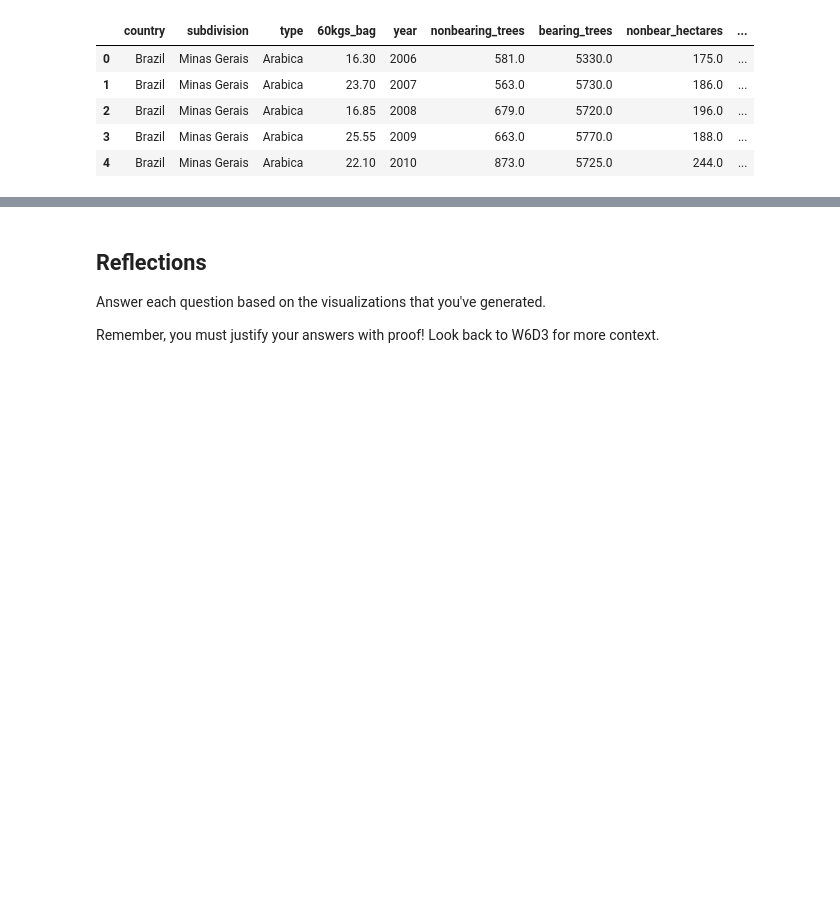
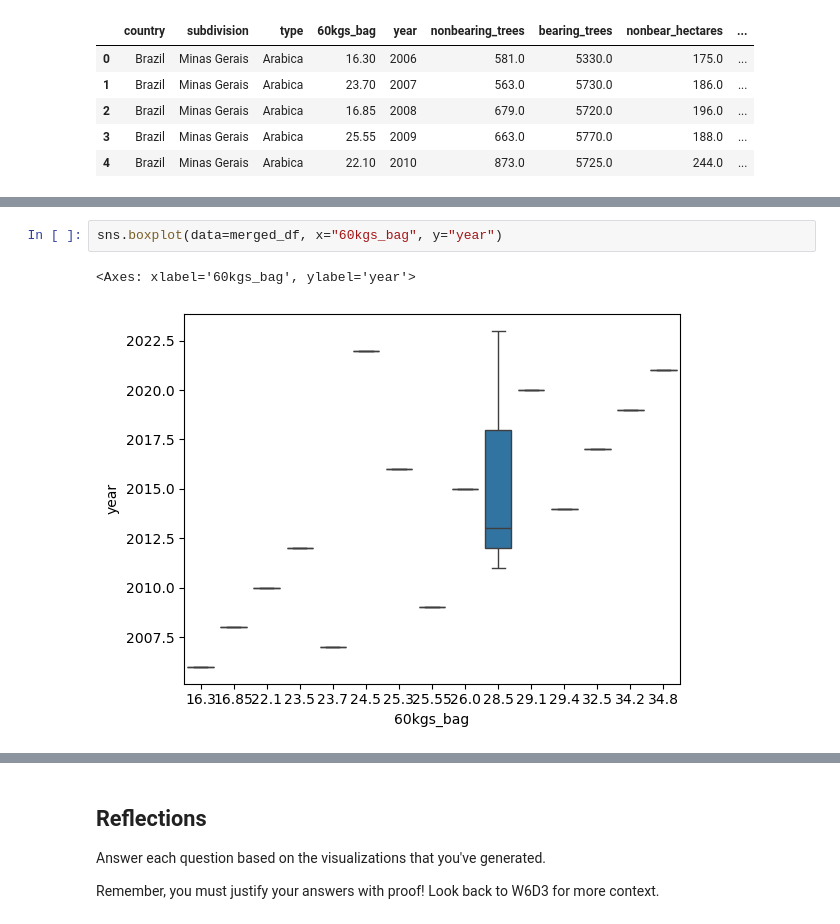
Before and after one commit to RosaniaPinto/Rosania_TLAB3, a Jupyter notebook: notebooks/analysis.ipynb, the cells around one changed output, grey strips where cells are left out. Cells and saved outputs as stored; diff of their text form; blank space fills up the shorter version.

```diff
--- a/notebooks/analysis.ipynb
+++ b/notebooks/analysis.ipynb
@@ -96,0 +147,5 @@ merged_df.head()
+# %%
+sns.boxplot(data=merged_df, x="60kgs_bag", y="year")
+# %% [output]
+<Axes: xlabel='60kgs_bag', ylabel='year'>
+[figure, added]
```
Also changed, not shown: parts of 9 cells of this notebook, 2 other files.
